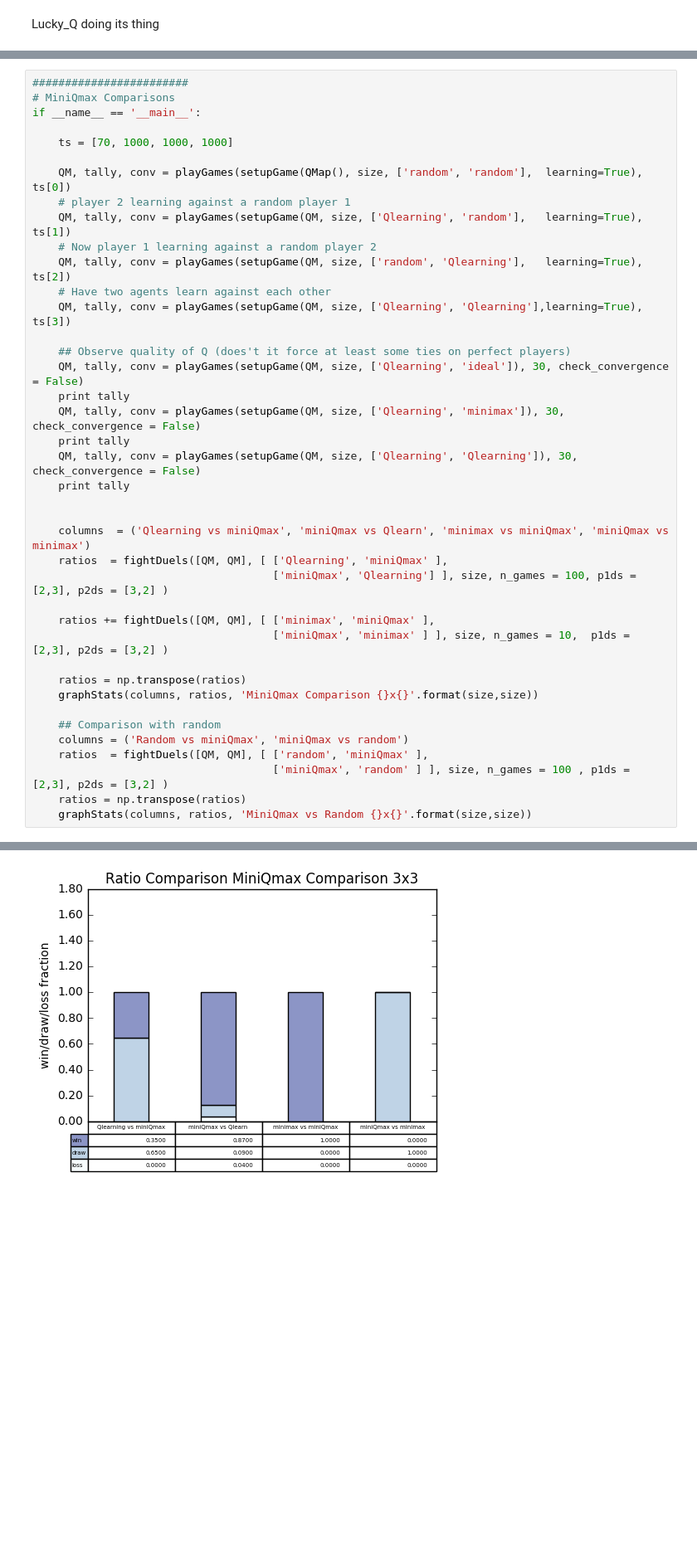
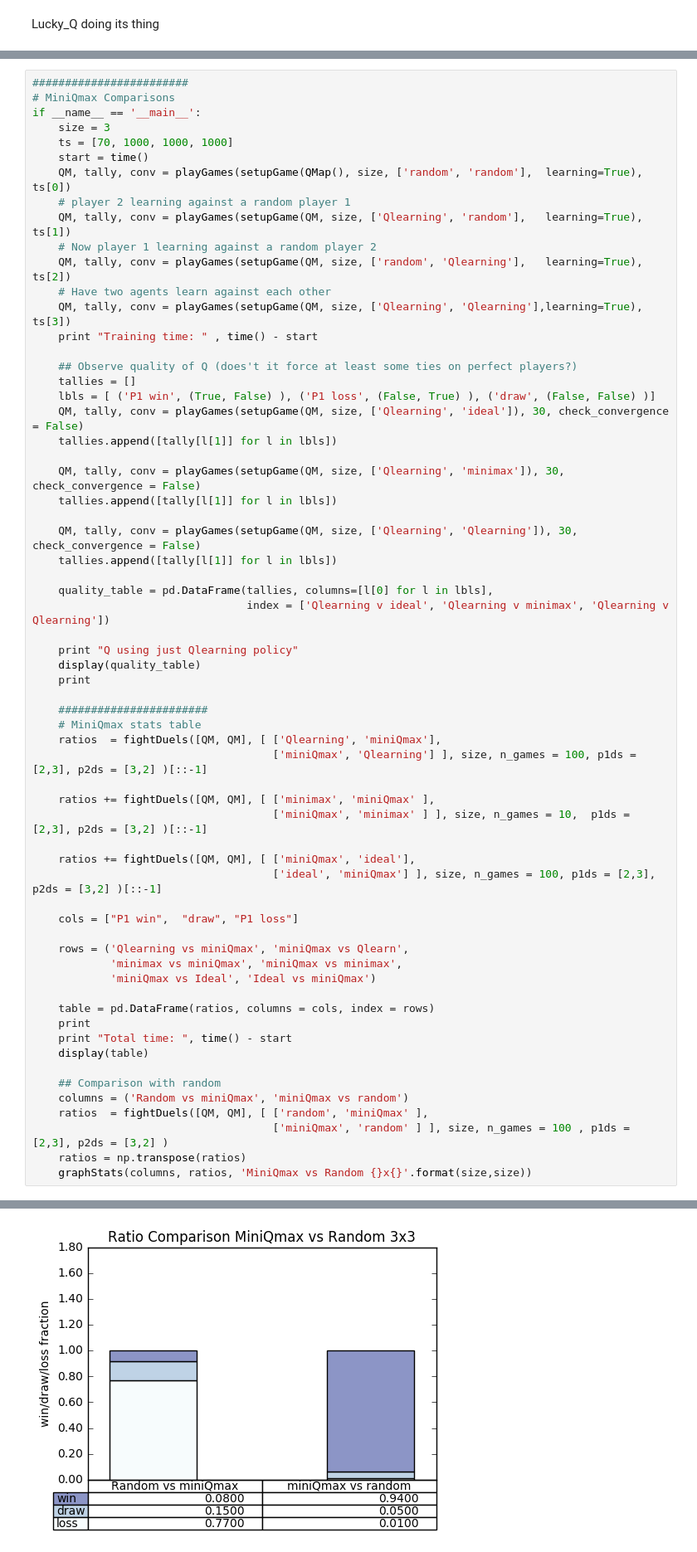
Before and after one commit to bb-blud/tictac, a Jupyter notebook: explore_games.ipynb, the cells around one changed output, grey strips where cells are left out. Shown at 83% size. Cells and saved outputs as stored; diff of their text form; blank space fills up the shorter version.

```diff
--- a/explore_games.ipynb
+++ b/explore_games.ipynb
@@ -230,9 +234,9 @@ consistent behavior.
 ########################
 # MiniQmax Comparisons
 if __name__ == '__main__':
-
+    size = 3
     ts = [70, 1000, 1000, 1000]
-
+    start = time()
     QM, tally, conv = playGames(setupGame(QMap(), size, ['random', 'random'],  learning=True), ts[0])
     # player 2 learning against a random player 1
     QM, tally, conv = playGames(setupGame(QM, size, ['Qlearning', 'random'],   learning=True), ts[1])
@@ -240,25 +244,48 @@ if __name__ == '__main__':
     QM, tally, conv = playGames(setupGame(QM, size, ['random', 'Qlearning'],   learning=True), ts[2])
     # Have two agents learn against each other
     QM, tally, conv = playGames(setupGame(QM, size, ['Qlearning', 'Qlearning'],learning=True), ts[3])
+    print "Training time: " , time() - start
 
-    ## Observe quality of Q (does't it force at least some ties on perfect players)
+    ## Observe quality of Q (does't it force at least some ties on perfect players?)
+    tallies = []
+    lbls = [ ('P1 win', (True, False) ), ('P1 loss', (False, True) ), ('draw', (False, False) )]
     QM, tally, conv = playGames(setupGame(QM, size, ['Qlearning', 'ideal']), 30, check_convergence = False)
-    print tally
+    tallies.append([tally[l[1]] for l in lbls])
+
     QM, tally, conv = playGames(setupGame(QM, size, ['Qlearning', 'minimax']), 30, check_convergence = False)
-    print tally
+    tallies.append([tally[l[1]] for l in lbls])
+
     QM, tally, conv = playGames(setupGame(QM, size, ['Qlearning', 'Qlearning']), 30, check_convergence = False)
-    print tally
+    tallies.append([tally[l[1]] for l in lbls])
 
+    quality_table = pd.DataFrame(tallies, columns=[l[0] for l in lbls],
+                                 index = ['Qlearning v ideal', 'Qlearning v minimax', 'Qlearning v Qlearning'])
 
-    columns  = ('Qlearning vs miniQmax', 'miniQmax vs Qlearn', 'minimax vs miniQmax', 'miniQmax vs minimax')
-    ratios  = fightDuels([QM, QM], [ ['Qlearning', 'miniQmax' ],
-                                     ['miniQmax', 'Qlearning'] ], size, n_games = 100, p1ds = [2,3], p2ds = [3,2] )
+    print "Q using just Qlearning policy"
+    display(quality_table)
+    print
+
+    #######################
+    # MiniQmax stats table
+    ratios  = fightDuels([QM, QM], [ ['Qlearning', 'miniQmax'],
+                                     ['miniQmax', 'Qlearning'] ], size, n_games = 100, p1ds = [2,3], p2ds = [3,2] )[::-1]
 
     ratios += fightDuels([QM, QM], [ ['minimax', 'miniQmax' ],
-                                     ['miniQmax', 'minimax' ] ], size, n_games = 10,  p1ds = [2,3], p2ds = [3,2] )
+                                     ['miniQmax', 'minimax' ] ], size, n_games = 10,  p1ds = [2,3], p2ds = [3,2] )[::-1]
 
-    ratios = np.transpose(ratios)
-    graphStats(columns, ratios, 'MiniQmax Comparison {}x{}'.format(size,size))
+    ratios += fightDuels([QM, QM], [ ['miniQmax', 'ideal'],
+                                     ['ideal', 'miniQmax'] ], size, n_games = 100, p1ds = [2,3], p2ds = [3,2] )[::-1]
+
+    cols = ["P1 win",  "draw", "P1 loss"]
+
+    rows = ('Qlearning vs miniQmax', 'miniQmax vs Qlearn',
+            'minimax vs miniQmax', 'miniQmax vs minimax',
+            'miniQmax vs Ideal', 'Ideal vs miniQmax')
+
+    table = pd.DataFrame(ratios, columns = cols, index = rows)
+    print
+    print "Total time: ", time() - start
+    display(table)
 
     ## Comparison with random
     columns = ('Random vs miniQmax', 'miniQmax vs random')
@@ -275 +316 @@ CONVERGENCE ON GAME NUMBER:  0
-[figure, old version]
+[figure, new version]
```
Also changed, not shown: parts of 3 cells of this notebook, 2 other files.
